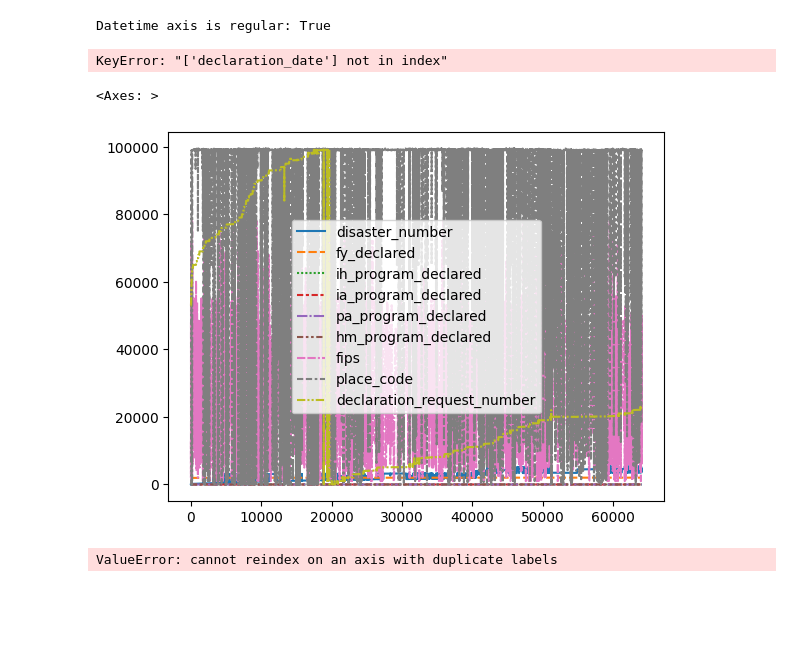
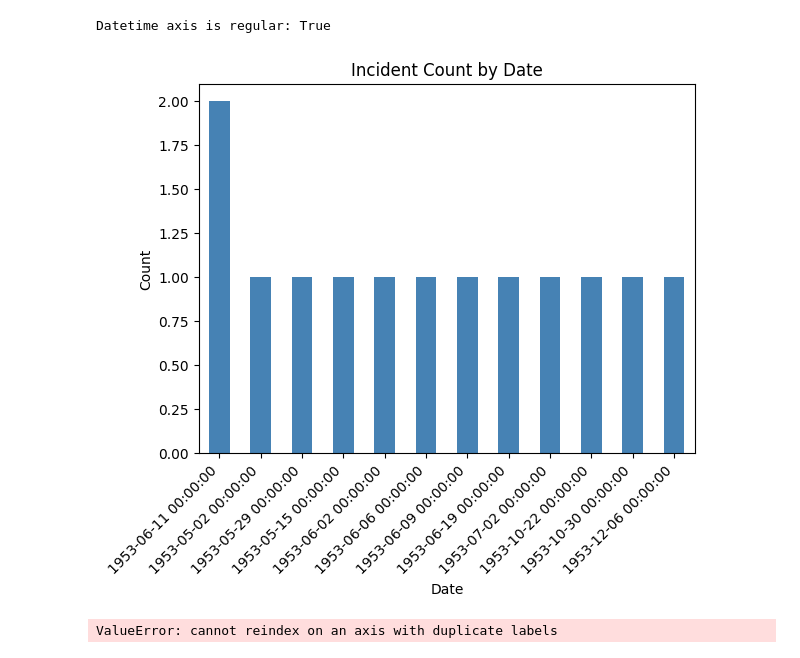
Before and after one commit to 4GeeksAcademy/helloklow-final-project-research, a Jupyter notebook: src/explore.ipynb, the cells around one changed output. Saved outputs shown, nothing was run; the diff lists cells and outputs as text; code cells hidden in the pictures; blank space fills up the shorter version.

```diff
--- a/src/explore.ipynb
+++ b/src/explore.ipynb
@@ -213,3 +211,5 @@ sns.pairplot(data_df['incident_type'].reset_index(drop=True));
 [figure]
 # %% [markdown]
 ## Regularize time axis to monthly
+# %%
+df['declaration_dtm'] = pd.to_datetime(df['declaration_date'], format='%Y-%m-%dT%H:%M:%SZ')
@@ -227,18 +237,19 @@ equaly_spaced=np.all(diff==diff[0])
 print(f'Datetime axis is regular: {equaly_spaced}')
 # %% [output]
 Datetime axis is regular: True
-# %%
-new_df = df[['declaration_date','incident_type']]
-
-new_df.head()
-# %% [output]
-KeyError: "['declaration_date'] not in index"
-# %%
-# Check dtm
-sns.lineplot(data = df)
-# %% [output]
-<Axes: >
-[figure, removed]
+# %%
+# Counts by date
+date_df = df[df['declaration_dtm']. dt. strftime('%Y')=='1953']
+dates = date_df['declaration_dtm'].value_counts()
+
+dates.plot(kind='bar', color= 'steelblue')
+plt.title('Incident Count by Date')
+plt.xticks(rotation=45, ha='right')
+plt.xlabel('Date')
+plt.ylabel('Count')
+plt.show()
+# %% [output]
+[figure, added]
 # %%
 # If the datetime axis not regular - resample it and fill in the missing timepoints with interpolation
 if equaly_spaced == False:
```
Also changed, not shown: parts of 4 cells of this notebook.
